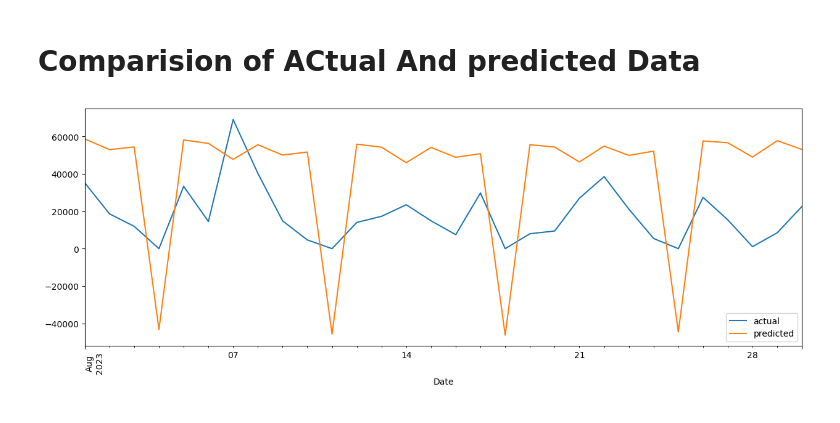
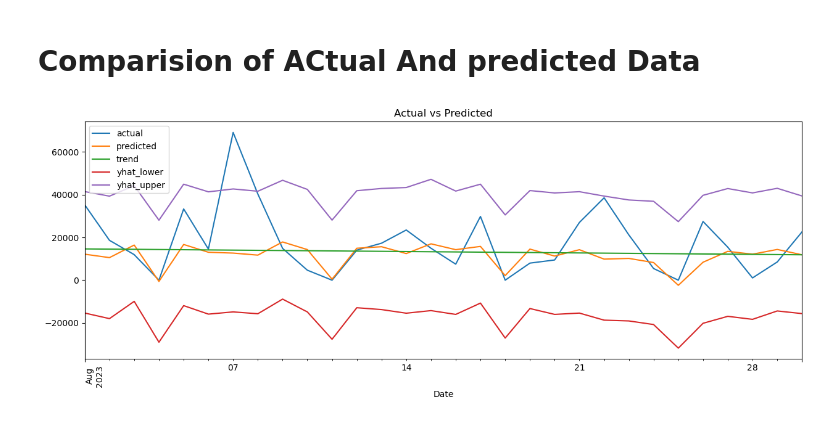
Before and after one commit to Ajazahmad94/DemandForecasting, a Jupyter notebook: models/prophetmodel.ipynb, the cells around one changed output. Saved outputs shown, nothing was run; the diff lists cells and outputs as text; code cells hidden in the pictures.

Commit message:
Updated the prophetModel

```diff
--- a/models/prophetmodel.ipynb
+++ b/models/prophetmodel.ipynb
@@ -264,17 +484,14 @@ Exception: normal_id_glm_lpdf: Scale vector is 0, but must be positive finite! (
 # %%
 ### Generate future dates
 
-
-
-
-future_df = model.make_future_dataframe(periods=30)
-firstdate=future_df['ds'].iloc[0].strftime('%d-%m-%Y')
-lastdate=future_df['ds'].iloc[-1].strftime('%d-%m-%Y')
+future_df = prophetModel.make_future_dataframe(periods=30)
+firstdate=future_df['ds'].iloc[0]
+lastdate=future_df['ds'].iloc[-1]
 future_weekends = generate_weekends(firstdate, lastdate, weekend_days)
 
 future_df['is_ramadan'] = future_df['ds'].isin(ramadan_df['ds']).astype(int)
-future_df['cap'] = cap
-future_df['floor'] = floor
+#future_df['cap'] = cap
+#future_df['floor'] = floor
 
 # Add the 'holidays' column to the future DataFrame
 #future_df['holidays'] = 0
@@ -287,10 +504,10 @@ future_df['is_weekday'] = (future_df['is_weekend'] == 0).astype(int)
 
 
 ### Generate predictions
-forecast = model.predict(future_df)
+forecast = prophetModel.predict(future_df)
 
-### Analyze and visualize results
-forecast=forecast[['ds', 'yhat']].tail(30)# View predicted values for the next 30 days
-forecast.to_csv('/home/ajaz/DemandForecasting/Data/Output/forecast.csv')
+prophetModel.plot(forecast)
+prophetModel.plot_components(forecast)
+
 
 #print('Sucessfully Exported')
@@ -363,23 +537,36 @@ MAPEresult = overall_mape_median
 # Comparision of ACtual And predicted Data
 # %%
 #Create comment for the following code
+### Analyze and visualize results
+
+#forecast.to_csv('/home/ajaz/DemandForecasting/Data/Output/forecast.csv')
+
 
 actualdata = pd.read_csv('/home/ajaz/DemandForecasting/Data/actualdata.csv')
 actualdata = actualdata.rename(columns={'TransactionDate': 'ds', 'GroupCostPrice': 'actual'})
 actualdata['ds']=pd.to_datetime(actualdata['ds'])
 
-predicteddata =forecast[['ds', 'yhat']].tail(30)
-predicteddata = predicteddata.rename(columns={'ds': 'ds', 'yhat': 'predicted'})
-predicteddata['ds']=pd.to_datetime(predicteddata['ds'])
 
-finaldata = pd.merge(actualdata,predicteddata,on='ds')
-finaldata.plot(x='ds', y=['actual', 'predicted'], kind='line')
+#predicteddata =forecast[['ds', 'yhat']].tail(30)
+forecast = forecast.rename(columns={'ds': 'ds', 'yhat': 'predicted'})
+forecast['ds']=pd.to_datetime(forecast['ds'])
+
+
+finaldata = pd.merge(actualdata,forecast.tail(30),on='ds')
+
+
+
+finaldata.plot(x='ds', y=['actual', 'predicted','trend','yhat_lower','yhat_upper'], kind='line', title='Actual vs Predicted')
 #show the day name x axis
 plt.xticks(rotation=90)
 plt.xlabel('Date')
 fig = plt.gcf()
 fig.set_size_inches(15, 5)
 
+# print the rows with negative values
+
+
+
 #finaldata.to_csv('/home/ajaz/DemandForecasting/Data/final.csv')
 # %% [output]
-[figure, old version]
+[figure, new version]
```
Also changed, not shown: parts of 17 cells of this notebook, 3 other files.
